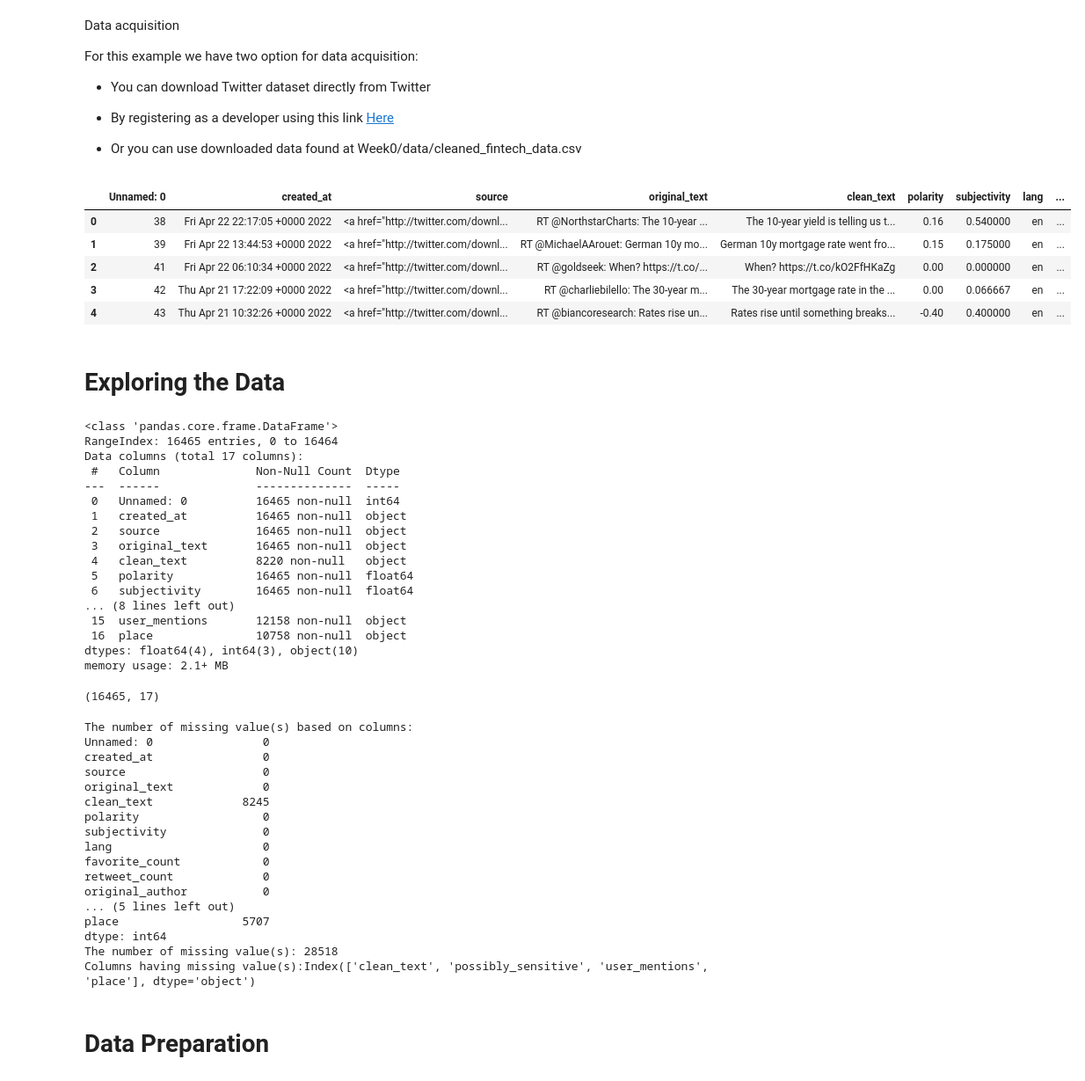
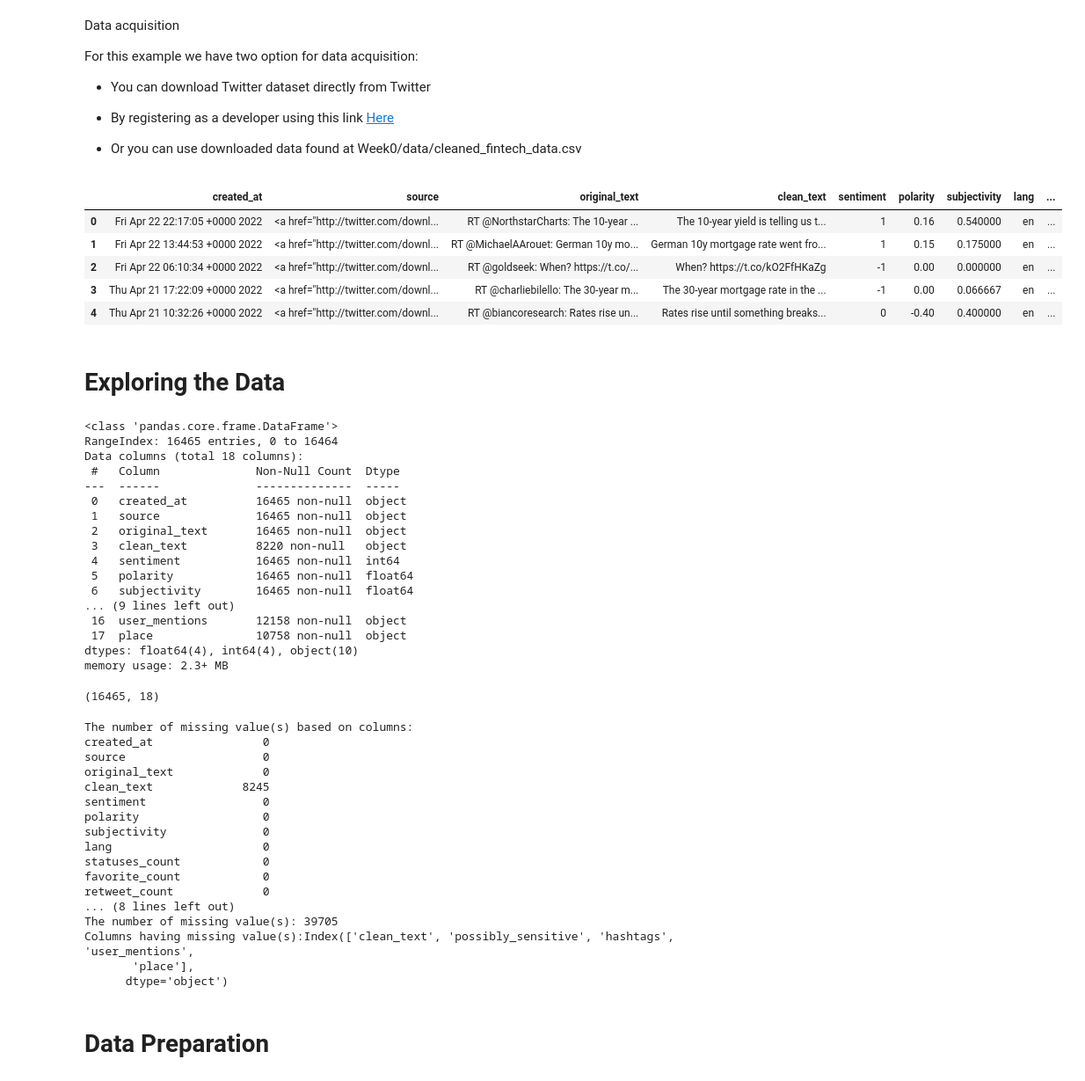
Before and after one commit to Abel-Blue/Twitter-Data-Analysis, a Jupyter notebook: Notebooks/EDA-Twitter.ipynb, the cells around one changed output. Shown: that part at 88% size. Saved outputs shown, nothing was run; the diff lists cells and outputs as text; code cells hidden in the pictures.

```diff
--- a/Notebooks/EDA-Twitter.ipynb
+++ b/Notebooks/EDA-Twitter.ipynb
@@ -26,15 +26,15 @@ For this example we have two option for data acquisition:
 
 *   Or you can use downloaded data found at Week0/data/cleaned_fintech_data.csv
 # %%
-tweets = pd.read_csv('/home/abel-ubuntu/workspace/Twitter-Data-Analysis/data/economic_clean_data.csv')
+tweets = pd.read_csv('/home/abel-ubuntu/workspace/Twitter-Data-Analysis/data/economic_clean.csv')
 tweets.head()
 # %% [output]
-|  | Unnamed: 0 | created_at | source | original_text | clean_text | polarity | subjectivity | lang | ... |
-| 0 | 38 | Fri Apr 22 22:17:05 +0000 2022 | <a href="http://twitter.com/downl... | RT @NorthstarCharts: The 10-year ... | The 10-year yield is telling us t... | 0.16 | 0.540000 | en | ... |
-| 1 | 39 | Fri Apr 22 13:44:53 +0000 2022 | <a href="http://twitter.com/downl... | RT @MichaelAArouet: German 10y mo... | German 10y mortgage rate went fro... | 0.15 | 0.175000 | en | ... |
-| 2 | 41 | Fri Apr 22 06:10:34 +0000 2022 | <a href="http://twitter.com/downl... | RT @goldseek: When? https://t.co/... | When? https://t.co/kO2FfHKaZg | 0.00 | 0.000000 | en | ... |
-| 3 | 42 | Thu Apr 21 17:22:09 +0000 2022 | <a href="http://twitter.com/downl... | RT @charliebilello: The 30-year m... | The 30-year mortgage rate in the ... | 0.00 | 0.066667 | en | ... |
-| 4 | 43 | Thu Apr 21 10:32:26 +0000 2022 | <a href="http://twitter.com/downl... | RT @biancoresearch: Rates rise un... | Rates rise until something breaks... | -0.40 | 0.400000 | en | ... |
+|  | created_at | source | original_text | clean_text | sentiment | polarity | subjectivity | lang | ... |
+| 0 | Fri Apr 22 22:17:05 +0000 2022 | <a href="http://twitter.com/downl... | RT @NorthstarCharts: The 10-year ... | The 10-year yield is telling us t... | 1 | 0.16 | 0.540000 | en | ... |
+| 1 | Fri Apr 22 13:44:53 +0000 2022 | <a href="http://twitter.com/downl... | RT @MichaelAArouet: German 10y mo... | German 10y mortgage rate went fro... | 1 | 0.15 | 0.175000 | en | ... |
+| 2 | Fri Apr 22 06:10:34 +0000 2022 | <a href="http://twitter.com/downl... | RT @goldseek: When? https://t.co/... | When? https://t.co/kO2FfHKaZg | -1 | 0.00 | 0.000000 | en | ... |
+| 3 | Thu Apr 21 17:22:09 +0000 2022 | <a href="http://twitter.com/downl... | RT @charliebilello: The 30-year m... | The 30-year mortgage rate in the ... | -1 | 0.00 | 0.066667 | en | ... |
+| 4 | Thu Apr 21 10:32:26 +0000 2022 | <a href="http://twitter.com/downl... | RT @biancoresearch: Rates rise un... | Rates rise until something breaks... | 0 | -0.40 | 0.400000 | en | ... |
 # %% [markdown]
 # Exploring the Data
 # %%
@@ -43,47 +43,47 @@ tweets.info()
 # %% [output]
 <class 'pandas.core.frame.DataFrame'>
 RangeIndex: 16465 entries, 0 to 16464
-Data columns (total 17 columns):
+Data columns (total 18 columns):
  #   Column              Non-Null Count  Dtype
 ---  ------              --------------  -----
- 0   Unnamed: 0          16465 non-null  int64
- 1   created_at          16465 non-null  object
- 2   source              16465 non-null  object
- 3   original_text       16465 non-null  object
- 4   clean_text          8220 non-null   object
+ 0   created_at          16465 non-null  object
+ 1   source              16465 non-null  object
+ 2   original_text       16465 non-null  object
+ 3   clean_text          8220 non-null   object
+ 4   sentiment           16465 non-null  int64
  5   polarity            16465 non-null  float64
  6   subjectivity        16465 non-null  float64
-... (8 lines left out)
- 15  user_mentions       12158 non-null  object
- 16  place               10758 non-null  object
-dtypes: float64(4), int64(3), object(10)
-memory usage: 2.1+ MB
+... (9 lines left out)
+ 16  user_mentions       12158 non-null  object
+ 17  place               10758 non-null  object
+dtypes: float64(4), int64(4), object(10)
+memory usage: 2.3+ MB
 # %%
 tweets.shape
 # %% [output]
-(16465, 17)
+(16465, 18)
 # %%
 print("The number of missing value(s) based on columns:\n{}".format(tweets.isnull().sum()))
 print("The number of missing value(s): {}".format(tweets.isnull().sum().sum()))
 print("Columns having missing value(s):{}".format(tweets.columns[tweets.isnull().any()]))
 # %% [output]
 The number of missing value(s) based on columns:
-Unnamed: 0                0
 created_at                0
 source                    0
 original_text             0
 clean_text             8245
+sentiment                 0
 polarity                  0
 subjectivity              0
 lang                      0
+statuses_count            0
 favorite_count            0
 retweet_count             0
-original_author           0
-... (5 lines left out)
-place                  5707
-dtype: int64
-The number of missing value(s): 28518
-Columns having missing value(s):Index(['clean_text', 'possibly_sensitive', 'user_mentions', 'place'], dtype='object')
+... (8 lines left out)
+The number of missing value(s): 39705
+Columns having missing value(s):Index(['clean_text', 'possibly_sensitive', 'hashtags', 'user_mentions',
+       'place'],
+      dtype='object')
 # %% [markdown]
 # Data Preparation
 # %%
```
Also changed, not shown: parts of 3 cells of this notebook, 1 other file.
